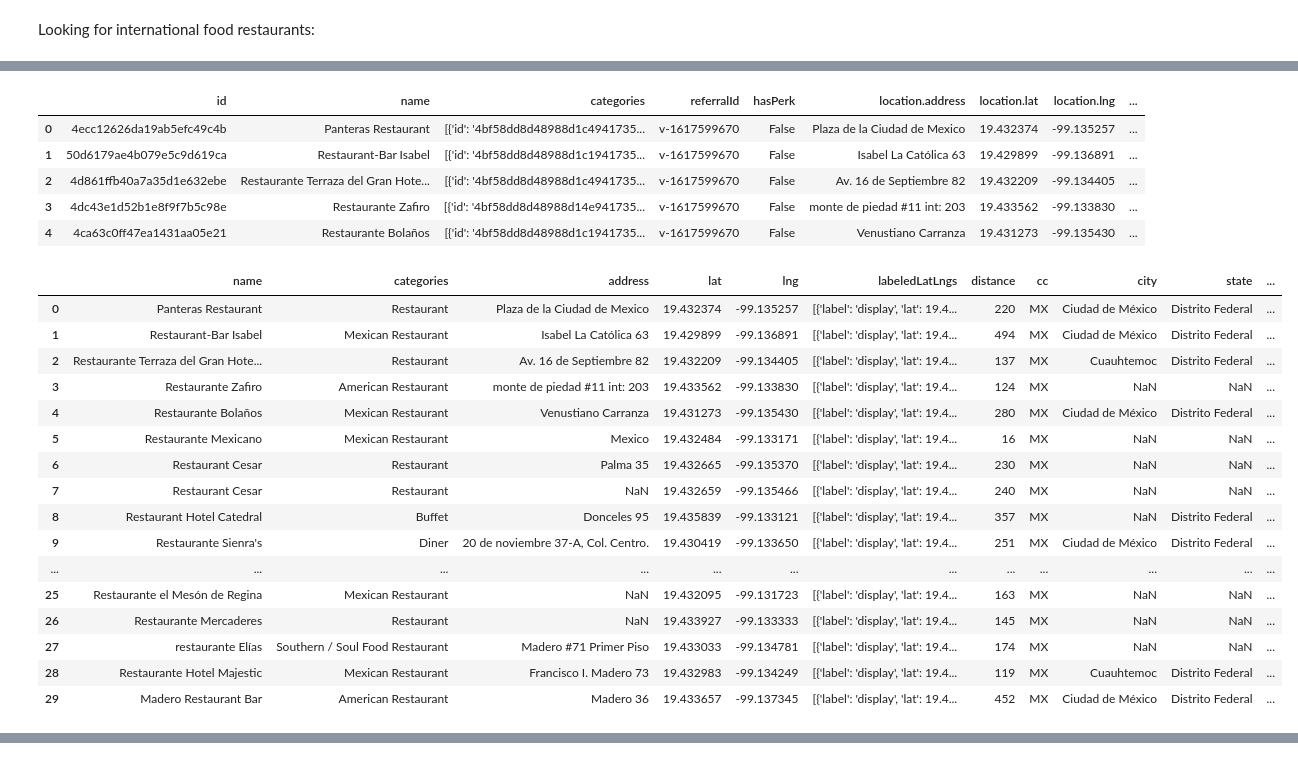
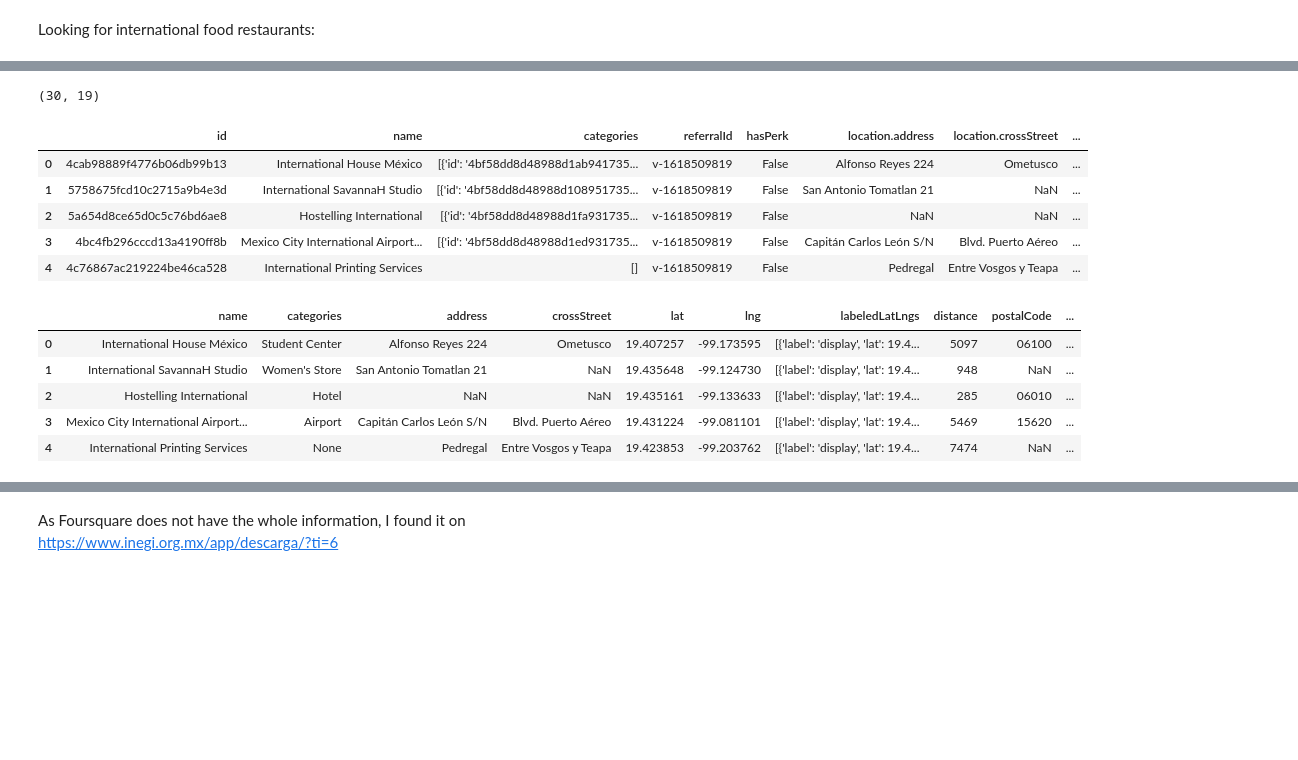
Before and after one commit to lizyazpin/Coursera_Capstone, a Jupyter notebook: Data_source.ipynb, the cells around one changed output, grey strips where cells are left out. Cells and saved outputs as stored; diff of their text form; code cells hidden in the pictures; blank space fills up the shorter version.

```diff
--- a/Data_source.ipynb
+++ b/Data_source.ipynb
@@ -102,9 +117,9 @@ map_mexicocity
 # %% [markdown]
 Foursquaren provides the information related to the restaurants in Mexico City, their
 # %%
-CLIENT_ID = '' # your Foursquare ID
-CLIENT_SECRET = '' # your Foursquare Secret
-ACCESS_TOKEN = '' # your FourSquare Access Token
+CLIENT_ID = 'QDJM0CJEOATSCZCV15MHQEVTOWIFENTNDQ2533RBDQWM4L4K' # your Foursquare ID
+CLIENT_SECRET = 'DAHZBZYEATI35XPLG51AT4SHFGY0D5RPFO53X34MGWLLYHSJ' # your Foursquare Secret
+ACCESS_TOKEN = 'Q0VBCMIWFRIVTJ5M0GXPSIDXEIWDAUH4MMHAZXTIFCWTRVGO' # your FourSquare Access Token
 VERSION = '20180604'
 LIMIT = 30
 print('Your credentails:')
@@ -134,7 +164,7 @@ results
 # %% [markdown]
 Looking for international food restaurants:
 # %%
-search_query = 'Restaurant'
-radius = 500
+search_query = 'International'
+radius = 25000
 print(search_query + ' .... OK!')
 # %% [output]
@@ -168,56 +198,48 @@ venues = results['response']['venues']
 
 # tranform venues into a dataframe
 dataframe = json_normalize(venues)
+print(dataframe.shape)
 dataframe.head()
 # %% [output]
+(30, 19)
-|  | id | name | categories | referralId | hasPerk | location.address | location.lat | location.lng | ... |
-| 0 | 4ecc12626da19ab5efc49c4b | Panteras Restaurant | [{'id': '4bf58dd8d48988d1c4941735... | v-1617599670 | False | Plaza de la Ciudad de Mexico | 19.432374 | -99.135257 | ... |
-| 1 | 50d6179ae4b079e5c9d619ca | Restaurant-Bar Isabel | [{'id': '4bf58dd8d48988d1c1941735... | v-1617599670 | False | Isabel La Católica 63 | 19.429899 | -99.136891 | ... |
-| 2 | 4d861ffb40a7a35d1e632ebe | Restaurante Terraza del Gran Hote... | [{'id': '4bf58dd8d48988d1c4941735... | v-1617599670 | False | Av. 16 de Septiembre 82 | 19.432209 | -99.134405 | ... |
-| 3 | 4dc43e1d52b1e8f9f7b5c98e | Restaurante Zafiro | [{'id': '4bf58dd8d48988d14e941735... | v-1617599670 | False | monte de piedad #11 int: 203 | 19.433562 | -99.133830 | ... |
-| 4 | 4ca63c0ff47ea1431aa05e21 | Restaurante Bolaños | [{'id': '4bf58dd8d48988d1c1941735... | v-1617599670 | False | Venustiano Carranza | 19.431273 | -99.135430 | ... |
+|  | id | name | categories | referralId | hasPerk | location.address | location.crossStreet | ... |
+| 0 | 4cab98889f4776b06db99b13 | International House México | [{'id': '4bf58dd8d48988d1ab941735... | v-1618509819 | False | Alfonso Reyes 224 | Ometusco | ... |
+| 1 | 5758675fcd10c2715a9b4e3d | International SavannaH Studio | [{'id': '4bf58dd8d48988d108951735... | v-1618509819 | False | San Antonio Tomatlan 21 | NaN | ... |
+| 2 | 5a654d8ce65d0c5c76bd6ae8 | Hostelling International | [{'id': '4bf58dd8d48988d1fa931735... | v-1618509819 | False | NaN | NaN | ... |
+| 3 | 4bc4fb296cccd13a4190ff8b | Mexico City International Airport... | [{'id': '4bf58dd8d48988d1ed931735... | v-1618509819 | False | Capitán Carlos León S/N | Blvd. Puerto Aéreo | ... |
+| 4 | 4c76867ac219224be46ca528 | International Printing Services | [] | v-1618509819 | False | Pedregal | Entre Vosgos y Teapa | ... |
 # %%
 # keep only columns that include venue name, and anything that is associated with location
 filtered_columns = ['name', 'categories'] + [col for col in dataframe.columns if col.startswith('location.')] + ['id']
 dataframe_filtered = dataframe.loc[:, filtered_columns]
 
 # function that extracts the category of the venue
 def get_category_type(row):
     try:
         categories_list = row['categories']
     except:
         categories_list = row['venue.categories']
 
     if len(categories_list) == 0:
         return None
     else:
         return categories_list[0]['name']
 
 # filter the category for each row
 dataframe_filtered['categories'] = dataframe_filtered.apply(get_category_type, axis=1)
 
 # clean column names by keeping only last term
 dataframe_filtered.columns = [column.split('.')[-1] for column in dataframe_filtered.columns]
 
-dataframe_filtered
+dataframe_filtered.shape
+dataframe_filtered.head()
 # %% [output]
-|  | name | categories | address | lat | lng | labeledLatLngs | distance | cc | city | state | ... |
-| 0 | Panteras Restaurant | Restaurant | Plaza de la Ciudad de Mexico | 19.432374 | -99.135257 | [{'label': 'display', 'lat': 19.4... | 220 | MX | Ciudad de México | Distrito Federal | ... |
-| 1 | Restaurant-Bar Isabel | Mexican Restaurant | Isabel La Católica 63 | 19.429899 | -99.136891 | [{'label': 'display', 'lat': 19.4... | 494 | MX | Ciudad de México | Distrito Federal | ... |
-| 2 | Restaurante Terraza del Gran Hote... | Restaurant | Av. 16 de Septiembre 82 | 19.432209 | -99.134405 | [{'label': 'display', 'lat': 19.4... | 137 | MX | Cuauhtemoc | Distrito Federal | ... |
-| 3 | Restaurante Zafiro | American Restaurant | monte de piedad #11 int: 203 | 19.433562 | -99.133830 | [{'label': 'display', 'lat': 19.4... | 124 | MX | NaN | NaN | ... |
-| 4 | Restaurante Bolaños | Mexican Restaurant | Venustiano Carranza | 19.431273 | -99.135430 | [{'label': 'display', 'lat': 19.4... | 280 | MX | Ciudad de México | Distrito Federal | ... |
-| 5 | Restaurante Mexicano | Mexican Restaurant | Mexico | 19.432484 | -99.133171 | [{'label': 'display', 'lat': 19.4... | 16 | MX | NaN | NaN | ... |
-| 6 | Restaurant Cesar | Restaurant | Palma 35 | 19.432665 | -99.135370 | [{'label': 'display', 'lat': 19.4... | 230 | MX | NaN | NaN | ... |
-| 7 | Restaurant Cesar | Restaurant | NaN | 19.432659 | -99.135466 | [{'label': 'display', 'lat': 19.4... | 240 | MX | NaN | NaN | ... |
-| 8 | Restaurant Hotel Catedral | Buffet | Donceles 95 | 19.435839 | -99.133121 | [{'label': 'display', 'lat': 19.4... | 357 | MX | NaN | Distrito Federal | ... |
-| 9 | Restaurante Sienra's | Diner | 20 de noviembre 37-A, Col. Centro. | 19.430419 | -99.133650 | [{'label': 'display', 'lat': 19.4... | 251 | MX | Ciudad de México | Distrito Federal | ... |
-| ... | ... | ... | ... | ... | ... | ... | ... | ... | ... | ... | ... |
-| 25 | Restaurante el Mesón de Regina | Mexican Restaurant | NaN | 19.432095 | -99.131723 | [{'label': 'display', 'lat': 19.4... | 163 | MX | NaN | NaN | ... |
-| 26 | Restaurante Mercaderes | Restaurant | NaN | 19.433927 | -99.133333 | [{'label': 'display', 'lat': 19.4... | 145 | MX | NaN | NaN | ... |
-| 27 | restaurante Elías | Southern / Soul Food Restaurant | Madero #71 Primer Piso | 19.433033 | -99.134781 | [{'label': 'display', 'lat': 19.4... | 174 | MX | NaN | NaN | ... |
-| 28 | Restaurante Hotel Majestic | Mexican Restaurant | Francisco I. Madero 73 | 19.432983 | -99.134249 | [{'label': 'display', 'lat': 19.4... | 119 | MX | Cuauhtemoc | Distrito Federal | ... |
-| 29 | Madero Restaurant Bar | American Restaurant | Madero 36 | 19.433657 | -99.137345 | [{'label': 'display', 'lat': 19.4... | 452 | MX | Ciudad de México | Distrito Federal | ... |
+|  | name | categories | address | crossStreet | lat | lng | labeledLatLngs | distance | postalCode | ... |
+| 0 | International House México | Student Center | Alfonso Reyes 224 | Ometusco | 19.407257 | -99.173595 | [{'label': 'display', 'lat': 19.4... | 5097 | 06100 | ... |
+| 1 | International SavannaH Studio | Women's Store | San Antonio Tomatlan 21 | NaN | 19.435648 | -99.124730 | [{'label': 'display', 'lat': 19.4... | 948 | NaN | ... |
+| 2 | Hostelling International | Hotel | NaN | NaN | 19.435161 | -99.133633 | [{'label': 'display', 'lat': 19.4... | 285 | 06010 | ... |
+| 3 | Mexico City International Airport... | Airport | Capitán Carlos León S/N | Blvd. Puerto Aéreo | 19.431224 | -99.081101 | [{'label': 'display', 'lat': 19.4... | 5469 | 15620 | ... |
+| 4 | International Printing Services | None | Pedregal | Entre Vosgos y Teapa | 19.423853 | -99.203762 | [{'label': 'display', 'lat': 19.4... | 7474 | NaN | ... |
 # %%
 venues_map = folium.Map(location=[latitude, longitude], zoom_start=15) # generate map centred around the Conrad Hotel
 
@@ -248,3 +259,5 @@ for lat, lng, label in zip(dataframe_filtered.lat, dataframe_filtered.lng, dataf
 venues_map
 # %% [output]
 [interactive output not drawn]
+# %% [markdown]
+As Foursquare does not have the whole information, I found it on https://www.inegi.org.mx/app/descarga/?ti=6
```
Also changed, not shown: parts of 39 cells of this notebook.
